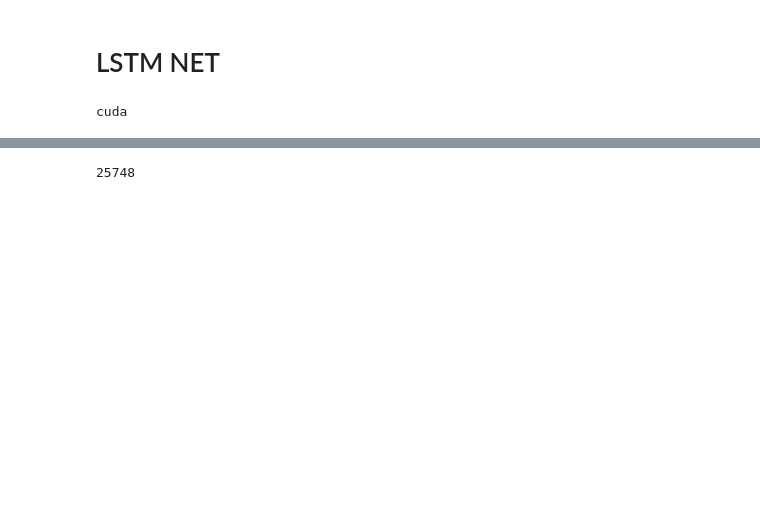
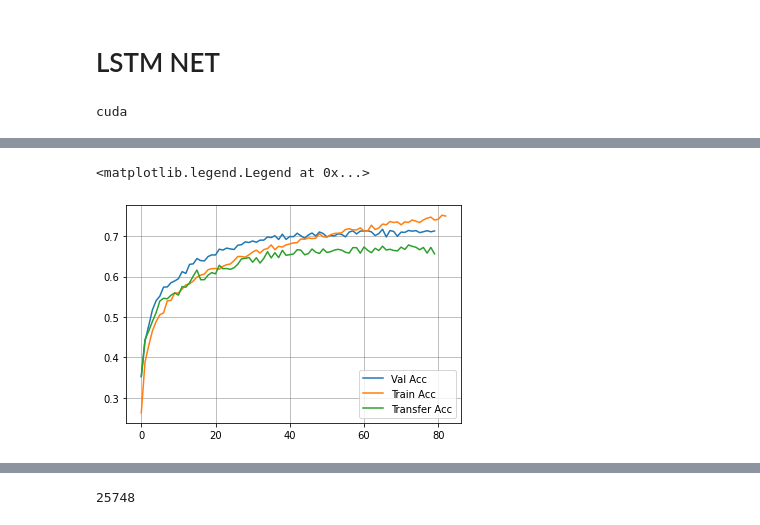
Before and after one commit to dangkh/BEETL, a Jupyter notebook: notebooks/task1-classification-Q.ipynb, the cells around one changed output, grey strips where cells are left out. Saved outputs shown, nothing was run; the diff lists cells and outputs as text; code cells hidden in the pictures; blank space fills up the shorter version.

```diff
--- a/notebooks/task1-classification-Q.ipynb
+++ b/notebooks/task1-classification-Q.ipynb
@@ -95,3 +159,3 @@ plt.hist(train_dataset.X[0][0][:, 0])
 # %%
-train_loader = torch.utils.data.DataLoader(dataset=train_dataset, sampler=samplers.MPerClassSampler(labels=y_train, m=BATCH_SIZE // 6, length_before_new_iter=16000), batch_size=BATCH_SIZE)
+train_loader = torch.utils.data.DataLoader(dataset=train_dataset, sampler=samplers.MPerClassSampler(labels=y_train, m=BATCH_SIZE // 6, length_before_new_iter=24000), batch_size=BATCH_SIZE)
 test_loader = torch.utils.data.DataLoader(dataset=test_dataset, batch_size=BATCH_SIZE)
@@ -173,0 +387,5 @@ lacc = []
+# %%
+writer.add_hparams(
+    hparam_dict=hyper_params,
+    metric_dict={}
+)
@@ -174,3 +415,30 @@ lacc = []
+# %%
+from util.preproc import plot_confusion_matrix
+
+def evaluate(model, loader, confusion_matrix=False):
+    model.eval()
+    val_correct = 0
+    val_total = 0
+    val_loss = 0
+    predicted_labels = []
+    for _, (inputs, labels) in enumerate(loader):
+        with torch.no_grad():
+            inputs, labels = inputs.to(device), labels.to(device)
+            outputs = model(inputs)
+
+            preds = torch.argmax(outputs, axis=1)
+            val_total += len(labels)
+            val_correct += torch.sum(labels == preds).item()
+            predicted_labels.append(preds.cpu().detach().numpy())
+
+            val_loss += loss_fn(outputs, labels) * len(labels)
+
+    fig = None
+    if confusion_matrix:
+        predicted_labels = np.concatenate(predicted_labels)
+        fig, ax = plot_confusion_matrix(loader.dataset.y, predicted_labels, classes=['0', '1', '2', '3', '4', '5'],
+                                      normalize=True, title='Confusion matrix')
+    return val_correct / val_total, val_loss / val_total, fig
 # %%
 from tqdm.notebook import tqdm
 
@@ -240,6 +540,10 @@ Epoch: 11, LR: 0.001
 # %%
-plt.plot(lacc, label='Val Acc')
+plt.plot(val_accs, label='Val Acc')
 plt.plot(train_acc, label='Train Acc')
-plt.plot(llos, label='Train loss')
+plt.plot(tf_accs, label='Transfer Acc')
+# plt.plot(llos, label='Train loss')
+plt.grid(color='gray', linestyle='-', linewidth=0.5)
 plt.legend()
-print(len(lacc))
+# %% [output]
+<matplotlib.legend.Legend at 0x...>
+[figure, added]
```
Also changed, not shown: parts of 48 cells of this notebook.
